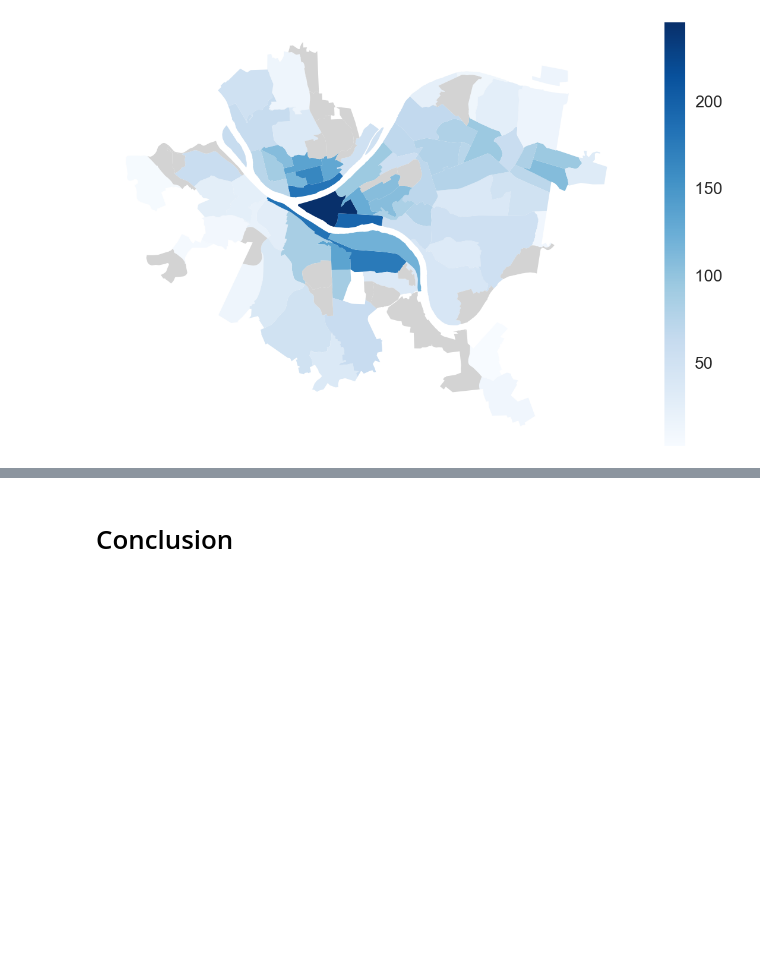
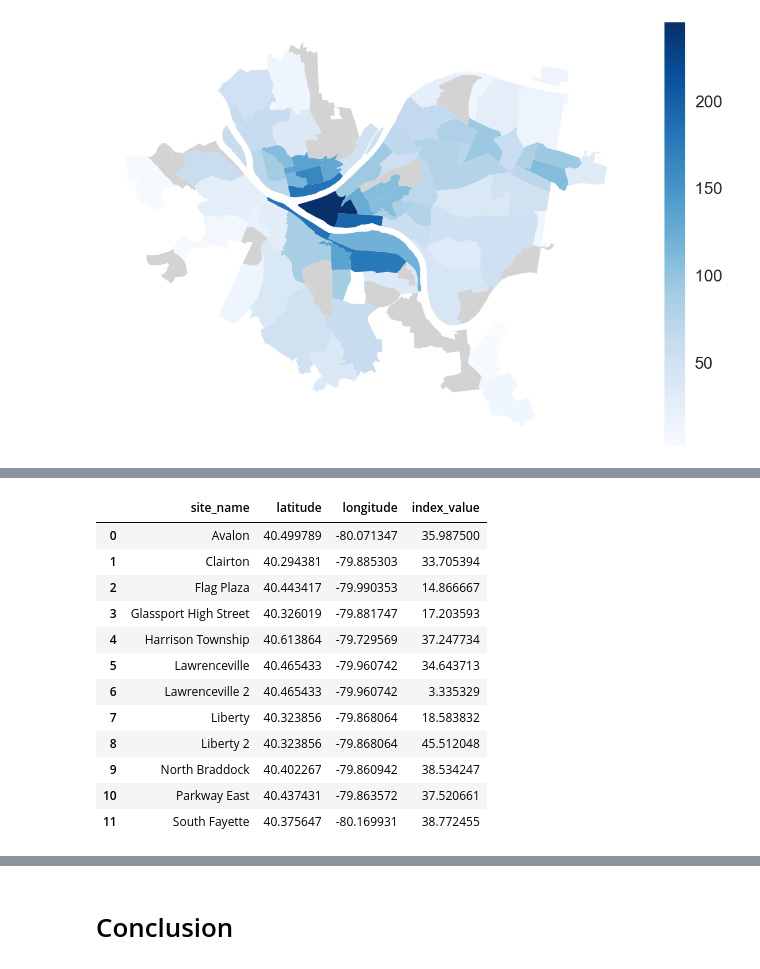
Before and after one commit to Bejofo/CMPINFO_0010_Final_Project, a Jupyter notebook: notebooks/Jason.ipynb, the cells around one changed output, grey strips where cells are left out. Cells and saved outputs as stored; diff of their text form; code cells hidden in the pictures; blank space fills up the shorter version.

```diff
--- a/notebooks/Jason.ipynb
+++ b/notebooks/Jason.ipynb
@@ -499,0 +509,39 @@ pyplot.axis("off")
+# %%
+import pandas
+from scipy.interpolate import LinearNDInterpolator
+
+# Only use data from 2022
+air_quality = pandas.read_csv("../datasets/air_quality/assets/air_quality.csv")
+sensors = pandas.read_csv("../datasets/air_quality/assets/sites.csv")
+
+# Some filtering
+air_quality = air_quality.tail(7097) # Use only 2022 data
+sensors = sensors[sensors["latitude"].notnull()]
+
+# Group and merge
+air_quality = air_quality.groupby(["site", "parameter"]).mean(numeric_only = True).groupby("site").max()
+air_quality = air_quality.merge(sensors, left_on="site", right_on="site_name")
+air_quality = air_quality[air_quality["index_value"].notnull()]
+air_quality = air_quality[air_quality["site_name"].notnull()]
+
+# Create model and create interpolated values
+longitude = air_quality["longitude"]
+latitude = air_quality["latitude"]
+value = air_quality["index_value"]
+model = LinearNDInterpolator(list(zip(longitude, latitude)), value)
+
+air_quality[["site_name", "latitude", "longitude", "index_value"]]
+# %% [output]
+|  | site_name | latitude | longitude | index_value |
+| 0 | Avalon | 40.499789 | -80.071347 | 35.987500 |
+| 1 | Clairton | 40.294381 | -79.885303 | 33.705394 |
+| 2 | Flag Plaza | 40.443417 | -79.990353 | 14.866667 |
+| 3 | Glassport High Street | 40.326019 | -79.881747 | 17.203593 |
+| 4 | Harrison Township | 40.613864 | -79.729569 | 37.247734 |
+| 5 | Lawrenceville | 40.465433 | -79.960742 | 34.643713 |
+| 6 | Lawrenceville 2 | 40.465433 | -79.960742 | 3.335329 |
+| 7 | Liberty | 40.323856 | -79.868064 | 18.583832 |
+| 8 | Liberty 2 | 40.323856 | -79.868064 | 45.512048 |
+| 9 | North Braddock | 40.402267 | -79.860942 | 38.534247 |
+| 10 | Parkway East | 40.437431 | -79.863572 | 37.520661 |
+| 11 | South Fayette | 40.375647 | -80.169931 | 38.772455 |
```
Also changed, not shown: parts of 21 cells of this notebook, 8 other files.
